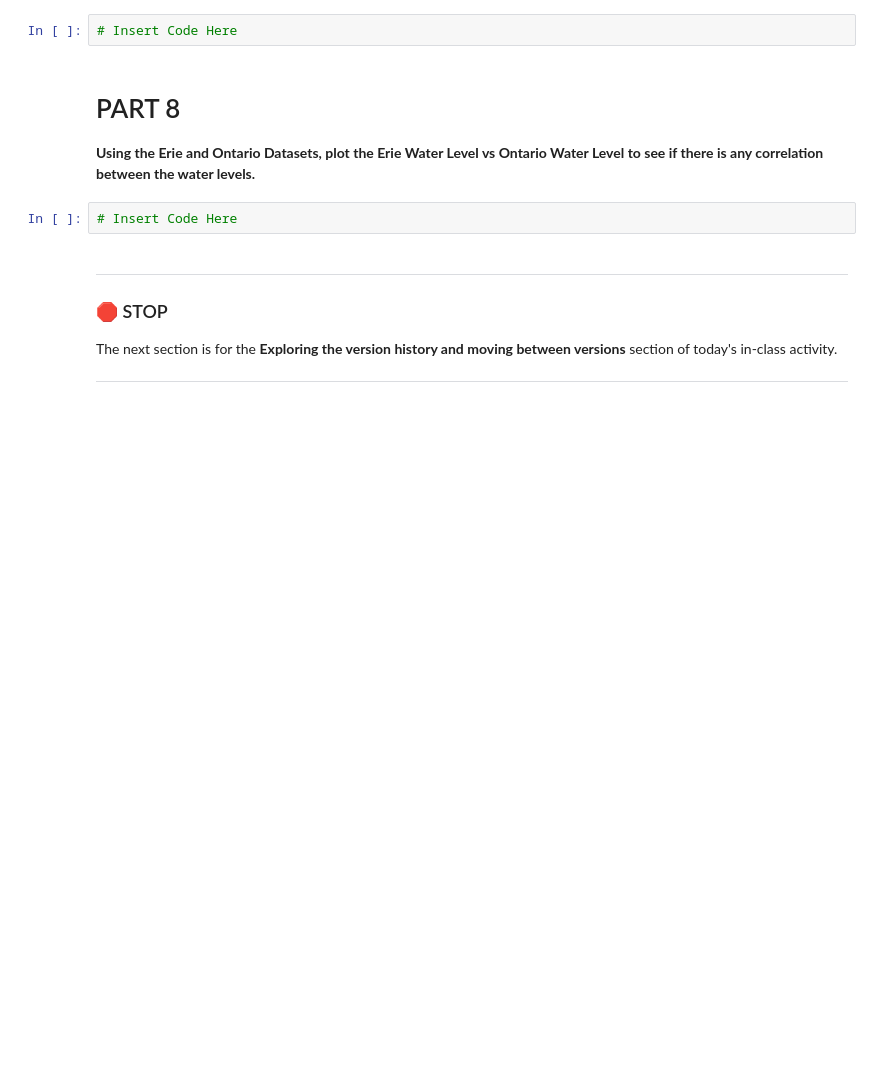
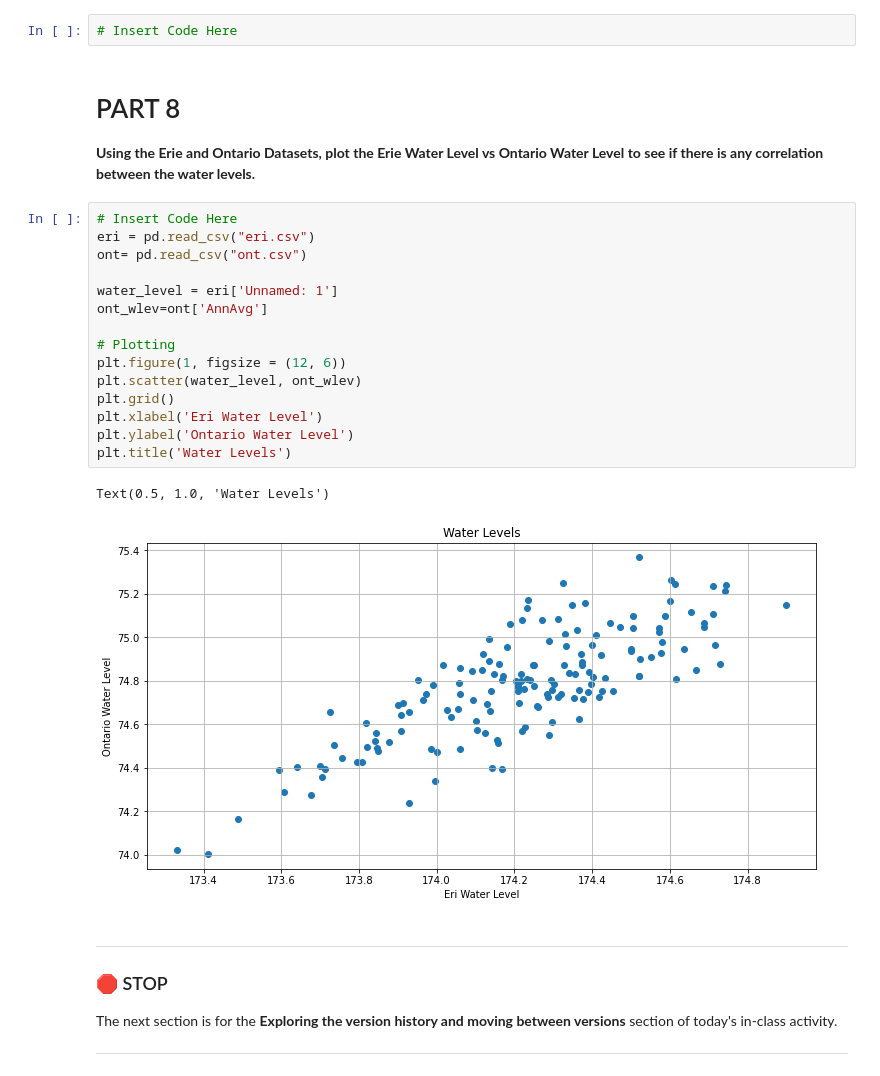
Before and after one commit to Joeyflynn1/CMSE202_Git_Started_joey, a Jupyter notebook: Great_Lakes_and_Grand_River.ipynb, the cells around one changed output. Saved outputs shown, nothing was run; the diff lists cells and outputs as text; blank space fills up the shorter version.

```diff
--- a/Great_Lakes_and_Grand_River.ipynb
+++ b/Great_Lakes_and_Grand_River.ipynb
@@ -105,8 +113,24 @@ plt.title("Lake Ontario ")
 # PART 8
 
 **Using the Erie and Ontario Datasets, plot the Erie Water Level vs Ontario Water Level to see if there is any correlation between the water levels.**
-# %%
-# Insert Code Here
+# %%
+# Insert Code Here
+eri = pd.read_csv("eri.csv")
+ont= pd.read_csv("ont.csv")
+
+water_level = eri['Unnamed: 1']
+ont_wlev=ont['AnnAvg']
+
+# Plotting
+plt.figure(1, figsize = (12, 6))
+plt.scatter(water_level, ont_wlev)
+plt.grid()
+plt.xlabel('Eri Water Level')
+plt.ylabel('Ontario Water Level')
+plt.title('Water Levels')
+# %% [output]
+Text(0.5, 1.0, 'Water Levels')
+[figure, added]
 # %% [markdown]
 ---
 ### &#128721; STOP
```
Also changed, not shown: parts of 3 cells of this notebook.
